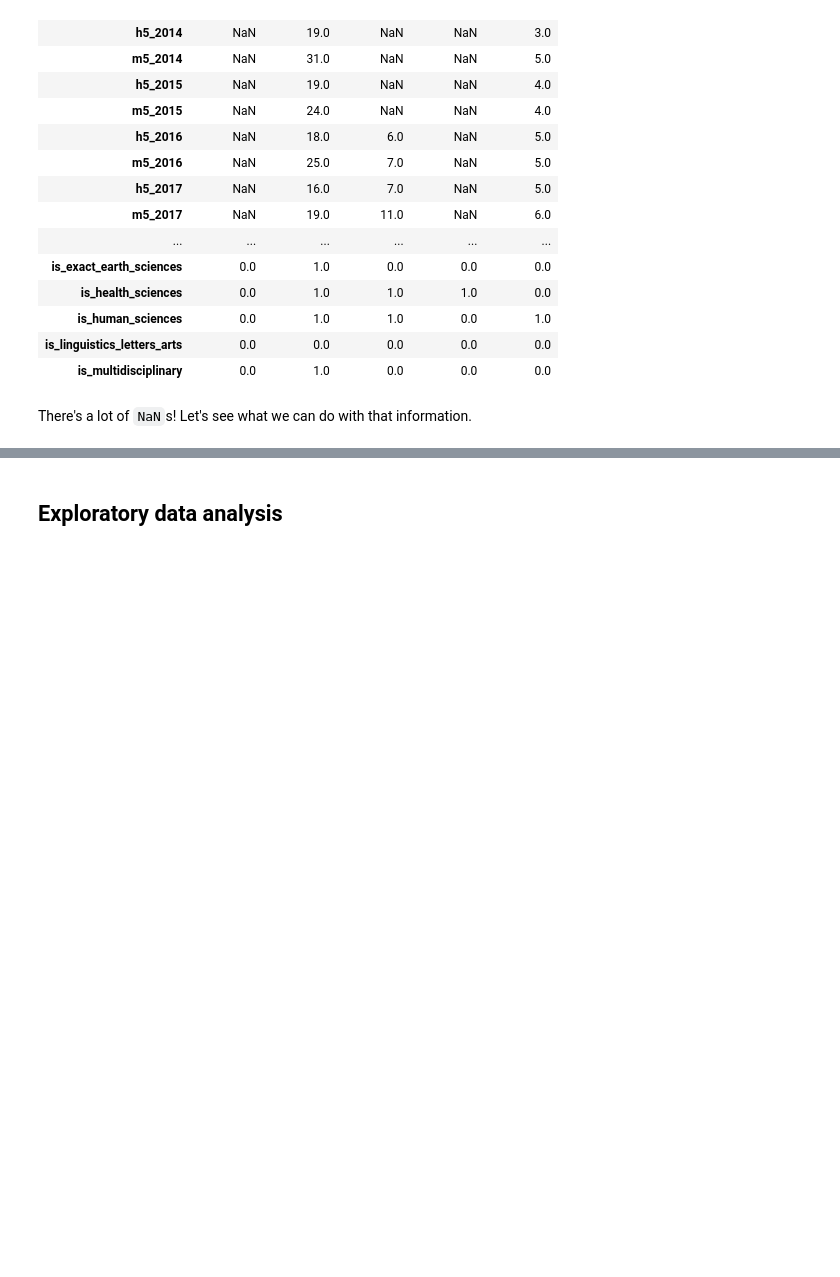
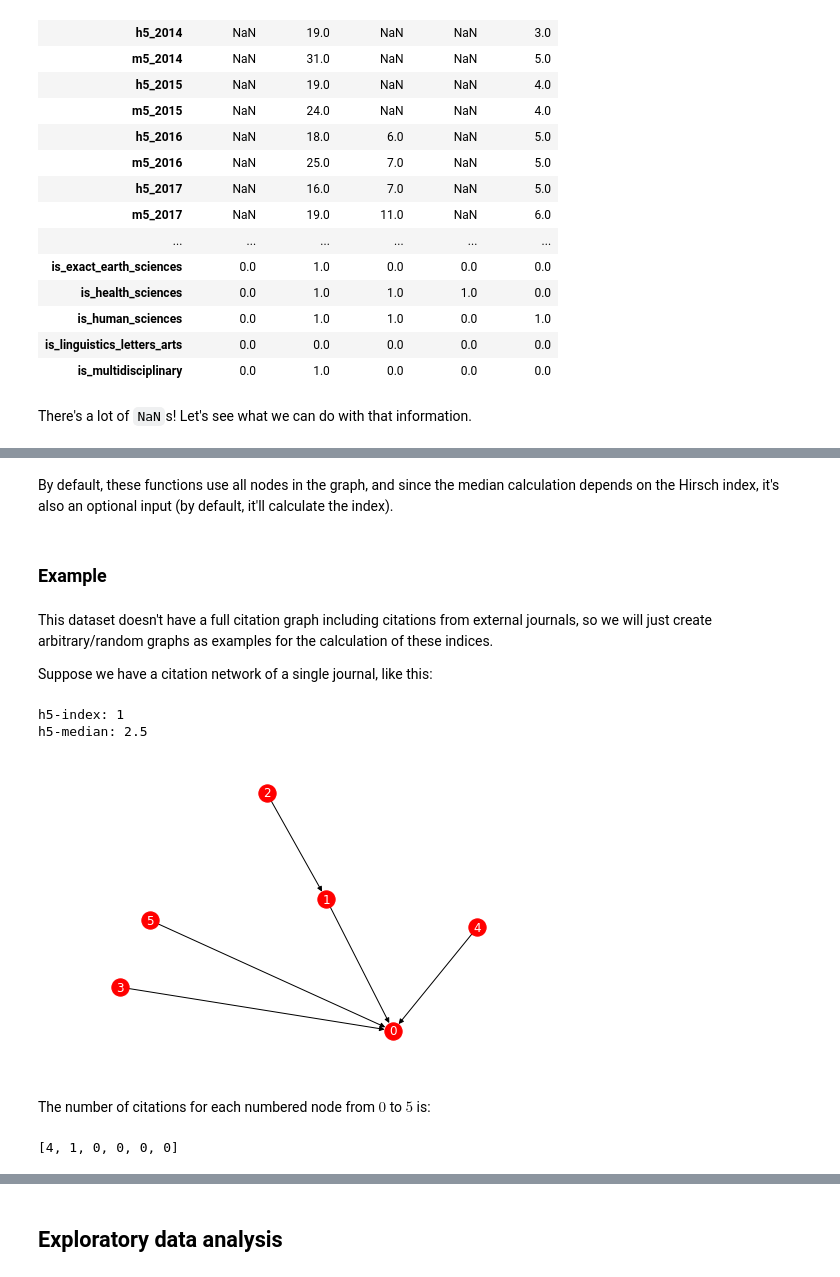
Before and after one commit to scieloorg/scielo20gt6, a Jupyter notebook: google_scholar_h5.ipynb, the cells around one changed output, grey strips where cells are left out. Cells and saved outputs as stored; diff of their text form; code cells hidden in the pictures; blank space fills up the shorter version.

```diff
--- a/google_scholar_h5.ipynb
+++ b/google_scholar_h5.ipynb
@@ -271,0 +401,32 @@ Let's see what we can do with that information.
+# %% [markdown]
+By default, these functions use all nodes in the graph,
+and since the median calculation depends on the Hirsch index,
+it's also an optional input (by default, it'll calculate the index).
+# %% [markdown]
+### Example
+# %% [markdown]
+This dataset doesn't have a full citation graph
+including citations from external journals,
+so we will just create arbitrary/random graphs
+as examples for the calculation of these indices.
+
+Suppose we have a citation network of a single journal,
+like this:
+# %%
+arbitrary_citation_graph = nx.DiGraph([(1, 0), (2, 1), (3, 0), (4, 0), (5, 0)])
+nx.draw(arbitrary_citation_graph,
+        pos=nx.spring_layout(arbitrary_citation_graph, random_state=42),
+        font_color="w",
+        with_labels=True)
+print(f"h5-index: {h_index(arbitrary_citation_graph)}")
+print(f"h5-median: {h_median(arbitrary_citation_graph)}")
+# %% [output]
+h5-index: 1
+h5-median: 2.5
+[figure, added]
+# %% [markdown]
+The number of citations for each numbered node from $0$ to $5$ is:
+# %%
+[degree for node, degree in sorted(arbitrary_citation_graph.in_degree)]
+# %% [output]
+[4, 1, 0, 0, 0, 0]
```
Also changed, not shown: parts of 24 cells of this notebook.
